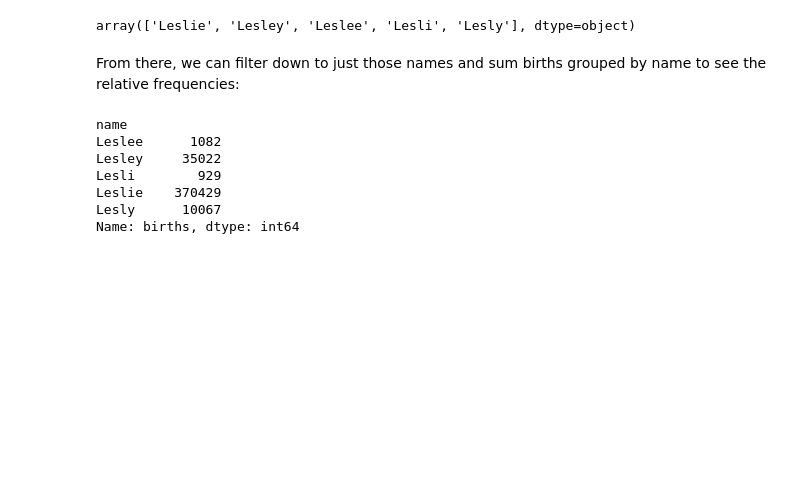
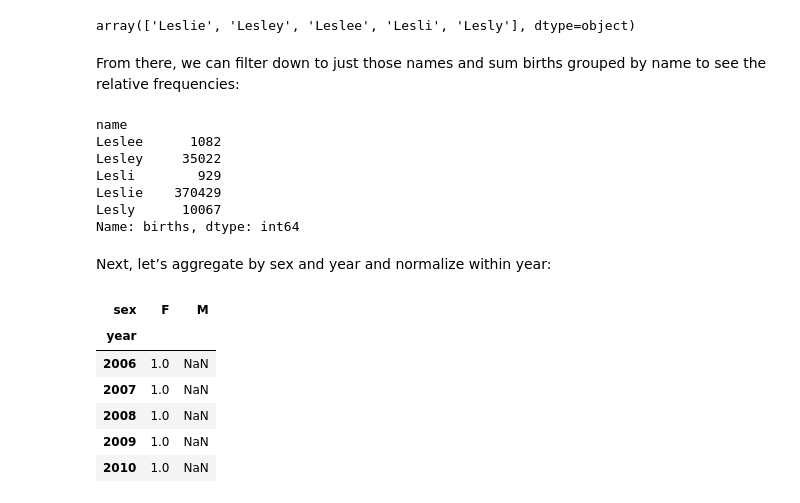
Before and after one commit to kevmct90/Python4DataScience, a Jupyter notebook: ch02/ch02.ipynb, the cells around one changed output. Saved outputs shown, nothing was run; the diff lists cells and outputs as text; code cells hidden in the pictures; blank space fills up the shorter version.

```diff
--- a/ch02.ipynb
+++ b/ch02/ch02.ipynb
@@ -988,3 +990,5 @@ Lesli        929
 Leslie    370429
 Lesly      10067
 Name: births, dtype: int64
+# %% [markdown]
+Next, let’s aggregate by sex and year and normalize within year:
@@ -990,0 +1001,10 @@ Name: births, dtype: int64
+# %%
+table.tail()
+# %% [output]
+| sex | F | M |
+| year |  |  |
+| 2006 | 1.0 | NaN |
+| 2007 | 1.0 | NaN |
+| 2008 | 1.0 | NaN |
+| 2009 | 1.0 | NaN |
+| 2010 | 1.0 | NaN |
```
Also changed, not shown: parts of 9 cells of this notebook.
